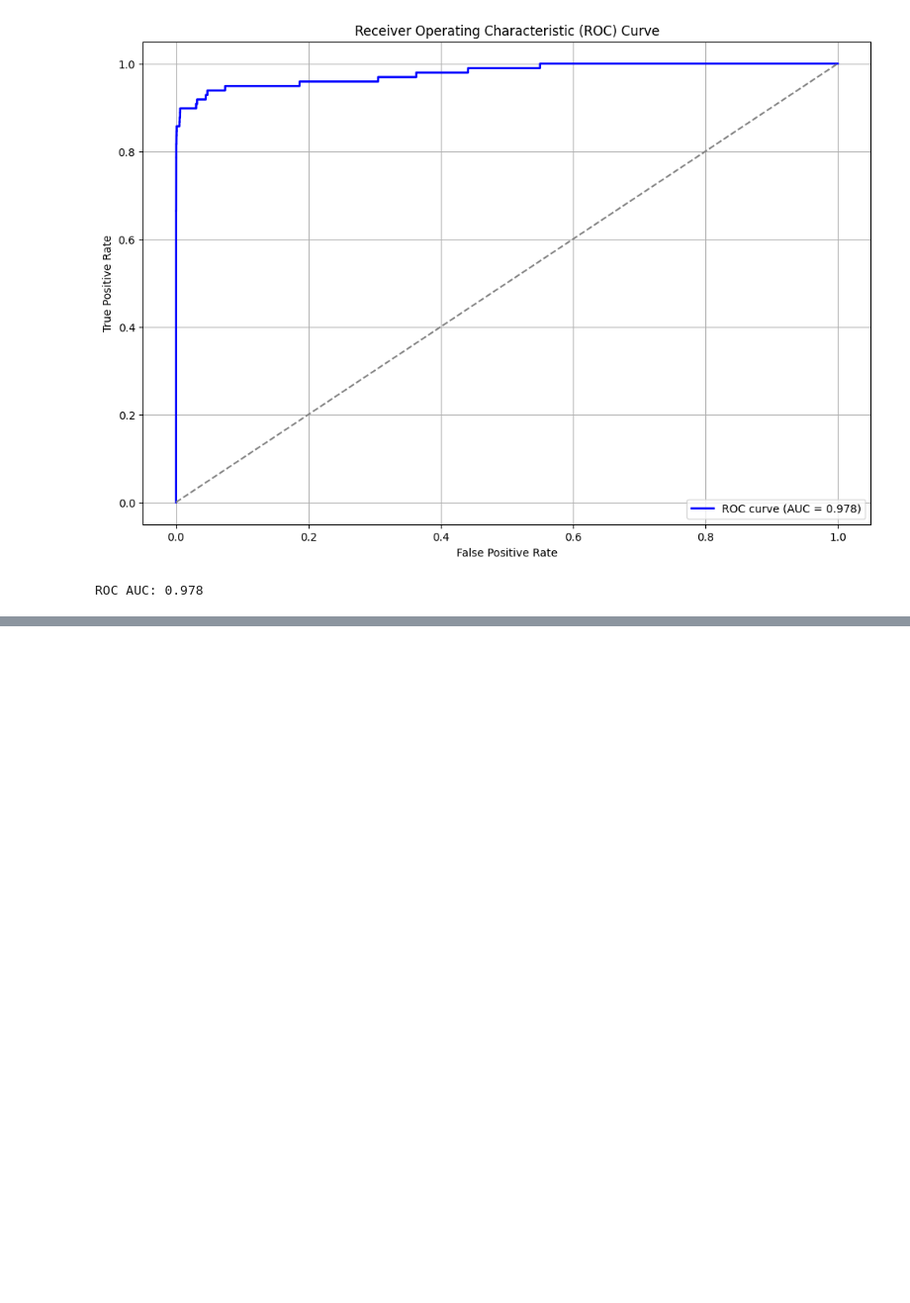
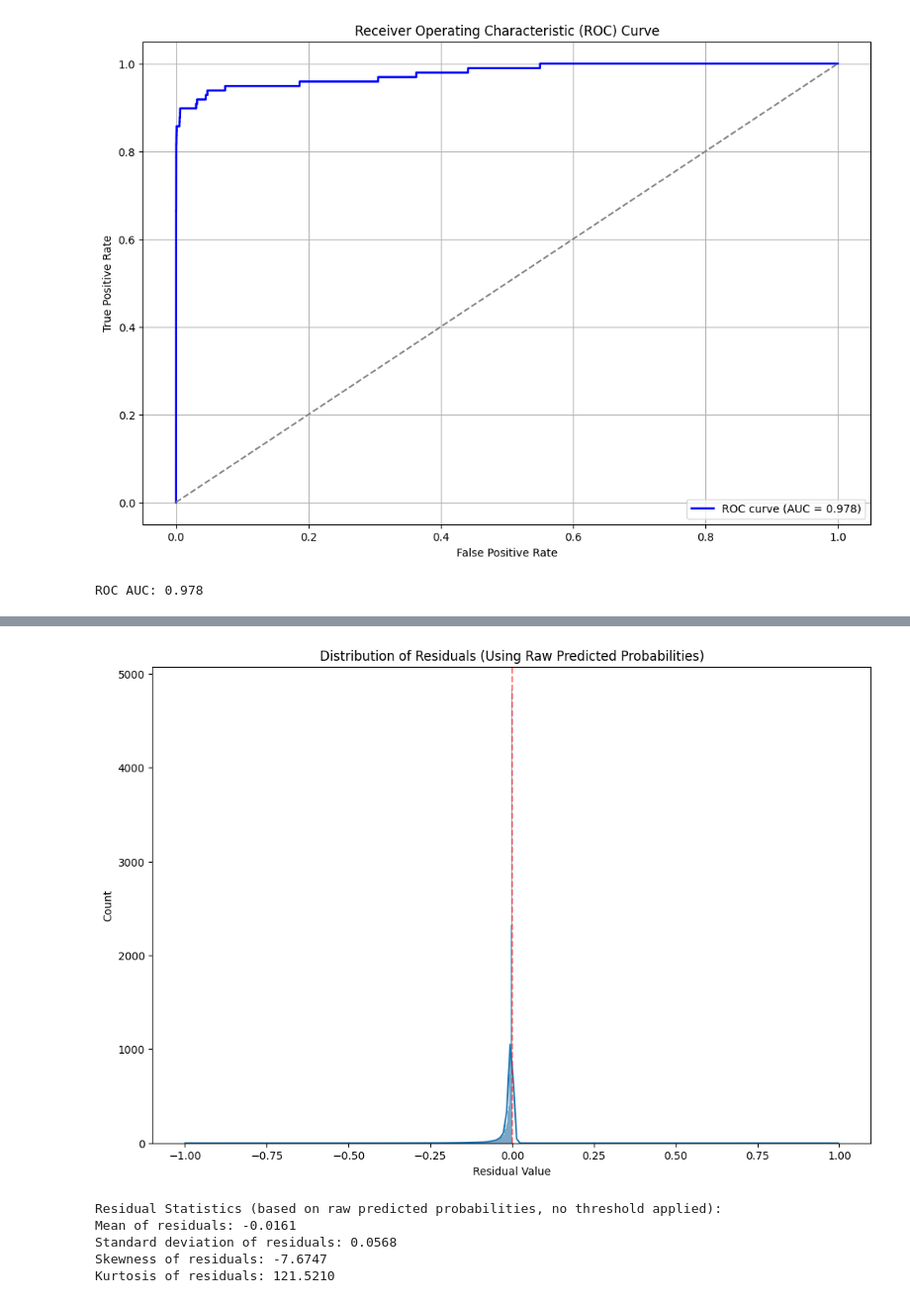
Before and after one commit to jblcky/credit_card_fraud, a Jupyter notebook: notebooks/xgb.ipynb, the cells around one changed output, grey strips where cells are left out. Shown: that part at 99% size. Saved outputs shown, nothing was run; the diff lists cells and outputs as text; code cells hidden in the pictures; blank space fills up the shorter version.

```diff
--- a/notebooks/xgb.ipynb
+++ b/notebooks/xgb.ipynb
@@ -358,0 +343,27 @@ Model saved to: xgboost_fraud_detector_22-9-2025.joblib
+# %%
+# Calculate residuals using raw predicted probabilities (no threshold applied)
+y_pred_proba = xgb.predict_proba(X_test)[:, 1]
+residuals = y_test - y_pred_proba  # Raw probability residuals (difference between true labels and predicted probabilities)
+
+# 1. Residual Distribution Plot
+plt.figure(figsize=(12, 8))
+sns.histplot(residuals, kde=True)
+plt.axvline(x=0, color='r', linestyle='--', alpha=0.5)
+plt.title('Distribution of Residuals (Using Raw Predicted Probabilities)')
+plt.xlabel('Residual Value')
+plt.ylabel('Count')
+plt.show()
+
+# Print basic statistics
+print("Residual Statistics (based on raw predicted probabilities, no threshold applied):")
+print(f"Mean of residuals: {np.mean(residuals):.4f}")
+print(f"Standard deviation of residuals: {np.std(residuals):.4f}")
+print(f"Skewness of residuals: {scipy.stats.skew(residuals):.4f}")
+print(f"Kurtosis of residuals: {scipy.stats.kurtosis(residuals):.4f}")
+# %% [output]
+[figure, added]
+Residual Statistics (based on raw predicted probabilities, no threshold applied):
+Mean of residuals: -0.0161
+Standard deviation of residuals: 0.0568
+Skewness of residuals: -7.6747
+Kurtosis of residuals: 121.5210
```
Also changed, not shown: parts of 8 cells of this notebook, 1 other file.
